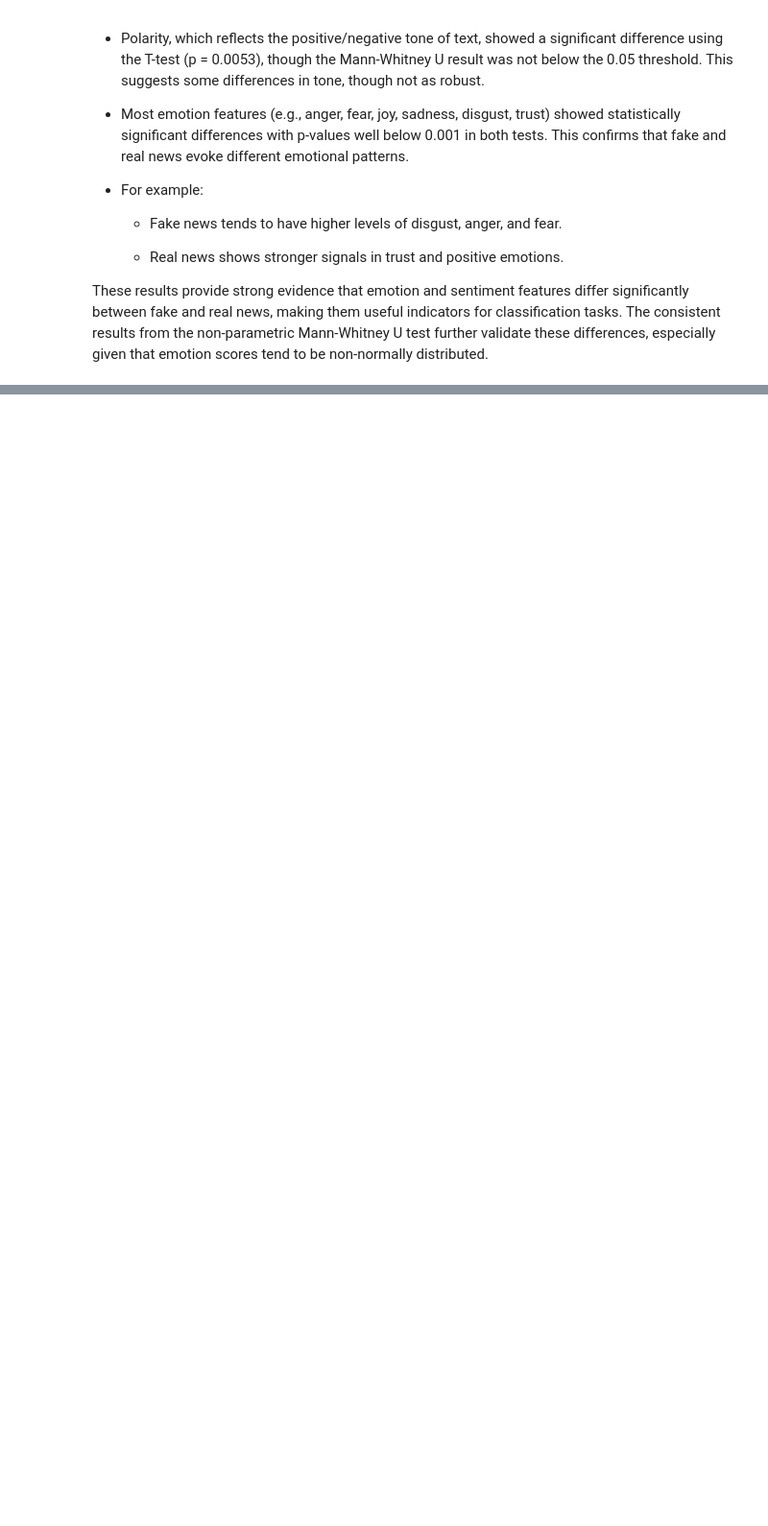
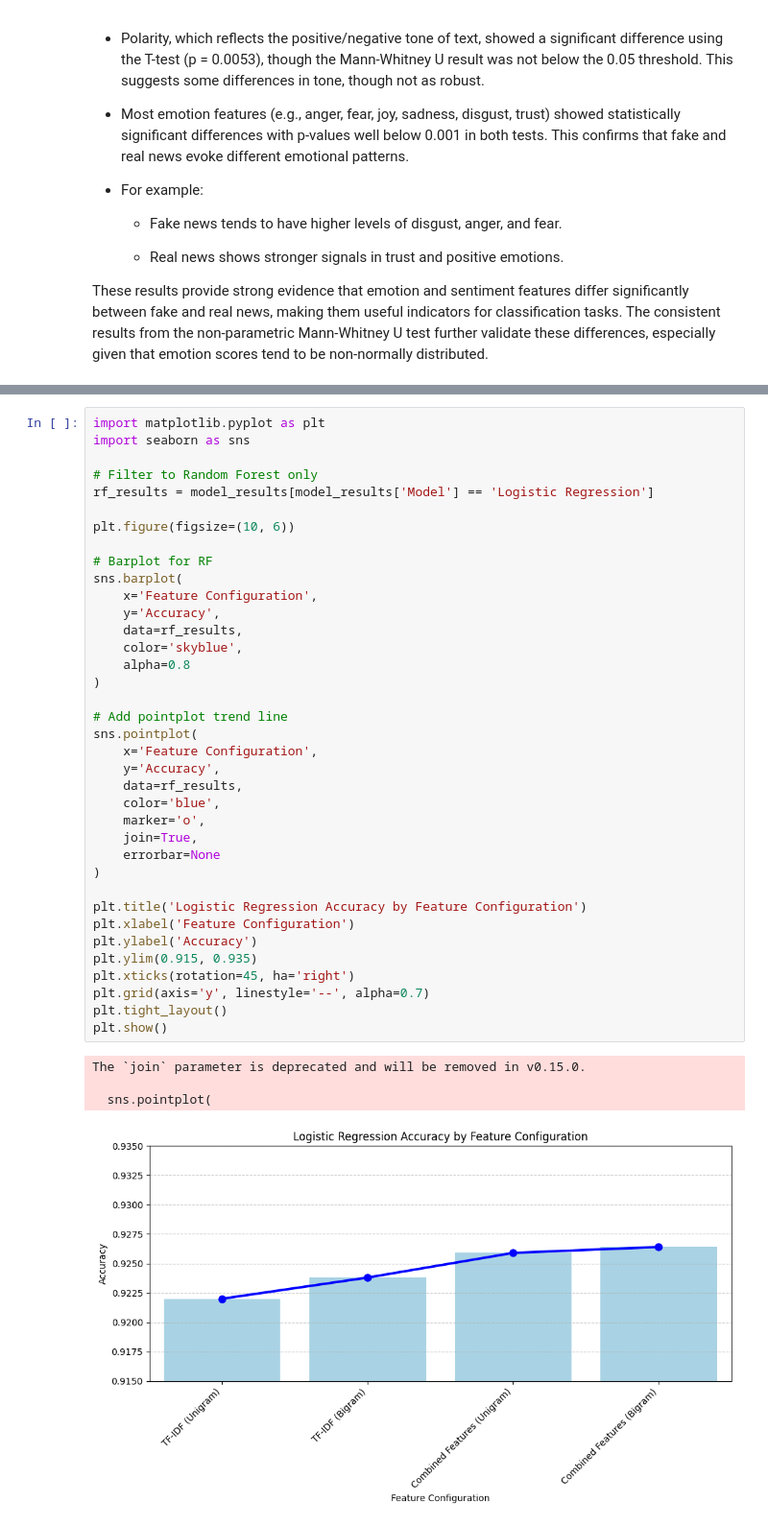
Before and after one commit to jjmago/cind820, a Jupyter notebook: project820.ipynb, the cells around one changed output, grey strips where cells are left out. Shown at 96% size. Saved outputs shown, nothing was run; the diff lists cells and outputs as text; blank space fills up the shorter version.

```diff
--- a/project820.ipynb
+++ b/project820.ipynb
@@ -987,0 +1517,42 @@ Overall, while sentiment and emotion-based features marginally enhance model per
+# %%
+import matplotlib.pyplot as plt
+import seaborn as sns
+
+# Filter to Random Forest only
+rf_results = model_results[model_results['Model'] == 'Logistic Regression']
+
+plt.figure(figsize=(10, 6))
+
+# Barplot for RF
+sns.barplot(
+    x='Feature Configuration',
+    y='Accuracy',
+    data=rf_results,
+    color='skyblue',
+    alpha=0.8
+)
+
+# Add pointplot trend line
+sns.pointplot(
+    x='Feature Configuration',
+    y='Accuracy',
+    data=rf_results,
+    color='blue',
+    marker='o',
+    join=True,
+    errorbar=None
+)
+
+plt.title('Logistic Regression Accuracy by Feature Configuration')
+plt.xlabel('Feature Configuration')
+plt.ylabel('Accuracy')
+plt.ylim(0.915, 0.935)
+plt.xticks(rotation=45, ha='right')
+plt.grid(axis='y', linestyle='--', alpha=0.7)
+plt.tight_layout()
+plt.show()
+# %% [output]
+The `join` parameter is deprecated and will be removed in v0.15.0.
+
+  sns.pointplot(
+[figure, added]
```
Also changed, not shown: parts of 75 cells of this notebook, 3 other files.
